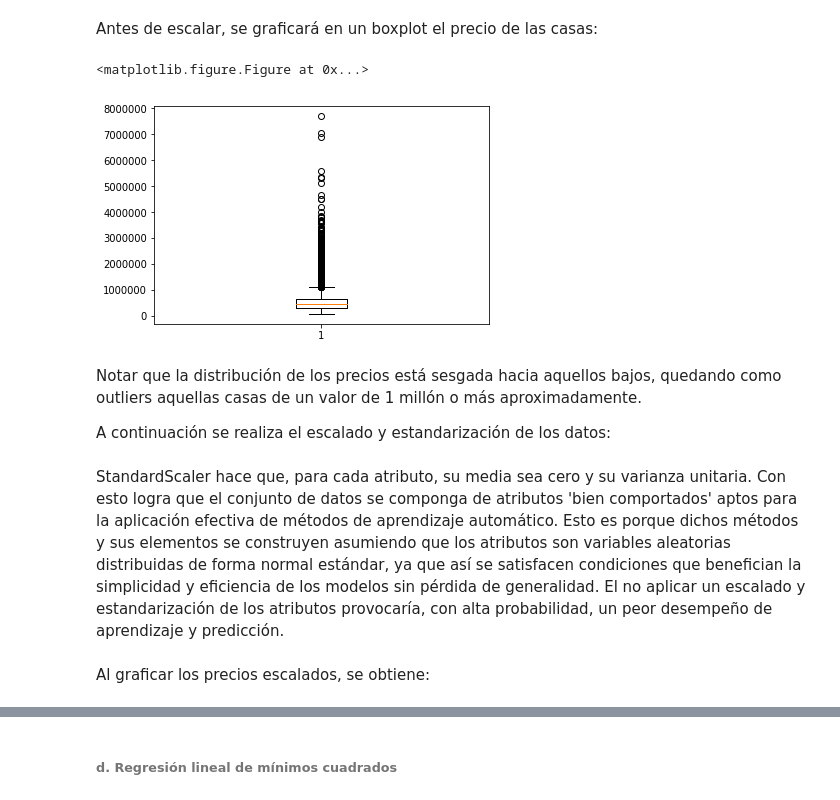
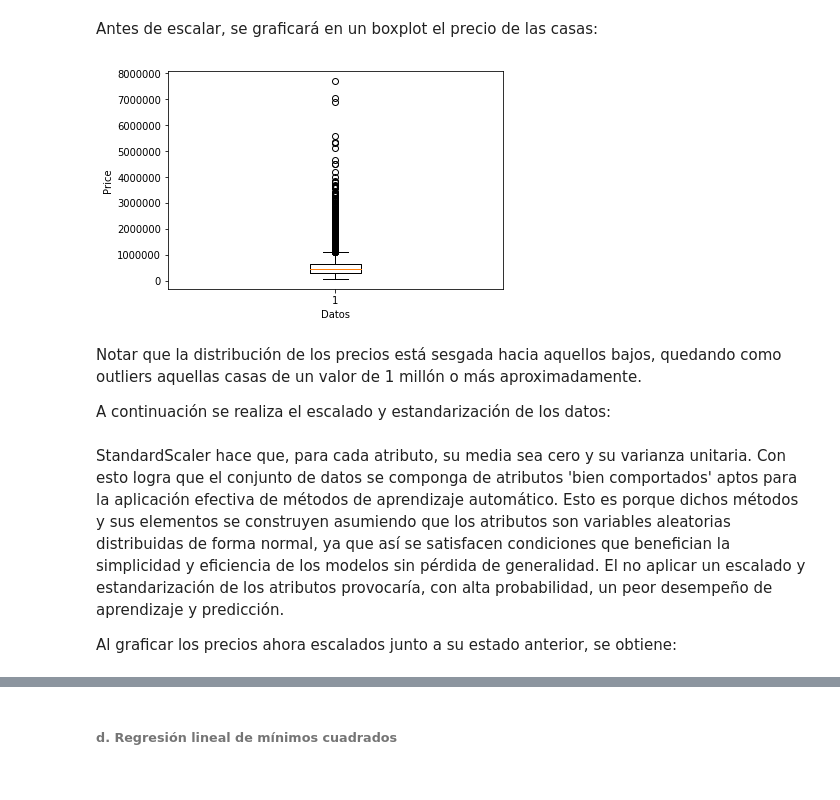
Before and after one commit to Buguemar/Tarea1ML, a Jupyter notebook: Tarea1_JP.ipynb, the cells around one changed output, grey strips where cells are left out. Cells and saved outputs as stored; diff of their text form; code cells hidden in the pictures.

```diff
--- a/Tarea1_JP.ipynb
+++ b/Tarea1_JP.ipynb
@@ -82,5 +81,5 @@ Tres de los 20 atributos no representan información de valor cuando se propone
 # %%
-df.drop(['id','date','zipcode',],axis=1,inplace=True)
+df.drop(['id','date','zipcode'],axis=1,inplace=True)
 df.head()
 # %% [output]
 |  | price | bedrooms | bathrooms | sqft_living | sqft_lot | floors | waterfront | view | condition | grade | ... |
@@ -135,3 +134,10 @@ El método describe genera estadísticas descriptivas del dataframe en cuestión
 Se informa el valor promedio, dispersión y la forma de la distribución de los datos según atributo (excluyendo los valores de NaN).
 # %% [markdown]
 ###### ¿Cómo se observan los datos? [Gráfico]
+# %%
+plt.figure(figsize=(14,10))
+sns.heatmap(df.corr(), vmax=.8, linewidths=0.01,
+            square=True,annot=True,cmap='viridis',linecolor="white")
+sns.set(font_scale=1)
+plt.title('Correlación entre características');
+plt.show()
@@ -162,16 +160,15 @@ Antes de escalar, se graficará en un boxplot el precio de las casas:
 # %%
 import matplotlib.pyplot as plt
 
 plt.clf()
 
-fig, ax = plt.subplots(1)
-
-ax.boxplot(list(df['price']))
+plt.boxplot(list(df['price']))
+plt.xlabel('Datos')
+plt.ylabel('Price')
 
 plt.show()
 # %% [output]
-<matplotlib.figure.Figure at 0x...>
-[figure, old version]
+[figure, new version]
 # %% [markdown]
 Notar que la distribución de los precios está sesgada hacia aquellos bajos, quedando como outliers aquellas casas de un valor de 1 millón o más aproximadamente.
 
@@ -181,6 +178,6 @@ from sklearn.preprocessing import StandardScaler
 scaler = StandardScaler()
 df_scaled = pd.DataFrame(scaler.fit_transform(df), columns=df.columns)
 # %% [markdown]
-StandardScaler hace que, para cada atributo, su media sea cero y su varianza unitaria. Con esto logra que el conjunto de datos se componga de atributos 'bien comportados' aptos para la aplicación efectiva de métodos de aprendizaje automático. Esto es porque dichos métodos y sus elementos se construyen asumiendo que los atributos son variables aleatorias distribuidas de forma normal estándar, ya que así se satisfacen condiciones que benefician la simplicidad y eficiencia de los modelos sin pérdida de generalidad. El no aplicar un escalado y estandarización de los atributos provocaría, con alta probabilidad, un peor desempeño de aprendizaje y predicción.
+StandardScaler hace que, para cada atributo, su media sea cero y su varianza unitaria. Con esto logra que el conjunto de datos se componga de atributos 'bien comportados' aptos para la aplicación efectiva de métodos de aprendizaje automático. Esto es porque dichos métodos y sus elementos se construyen asumiendo que los atributos son variables aleatorias distribuidas de forma normal, ya que así se satisfacen condiciones que benefician la simplicidad y eficiencia de los modelos sin pérdida de generalidad. El no aplicar un escalado y estandarización de los atributos provocaría, con alta probabilidad, un peor desempeño de aprendizaje y predicción.
+
+Al graficar los precios ahora escalados junto a su estado anterior, se obtiene:
-# %% [markdown]
-Al graficar los precios escalados, se obtiene:
```
Also changed, not shown: parts of 81 cells of this notebook.
